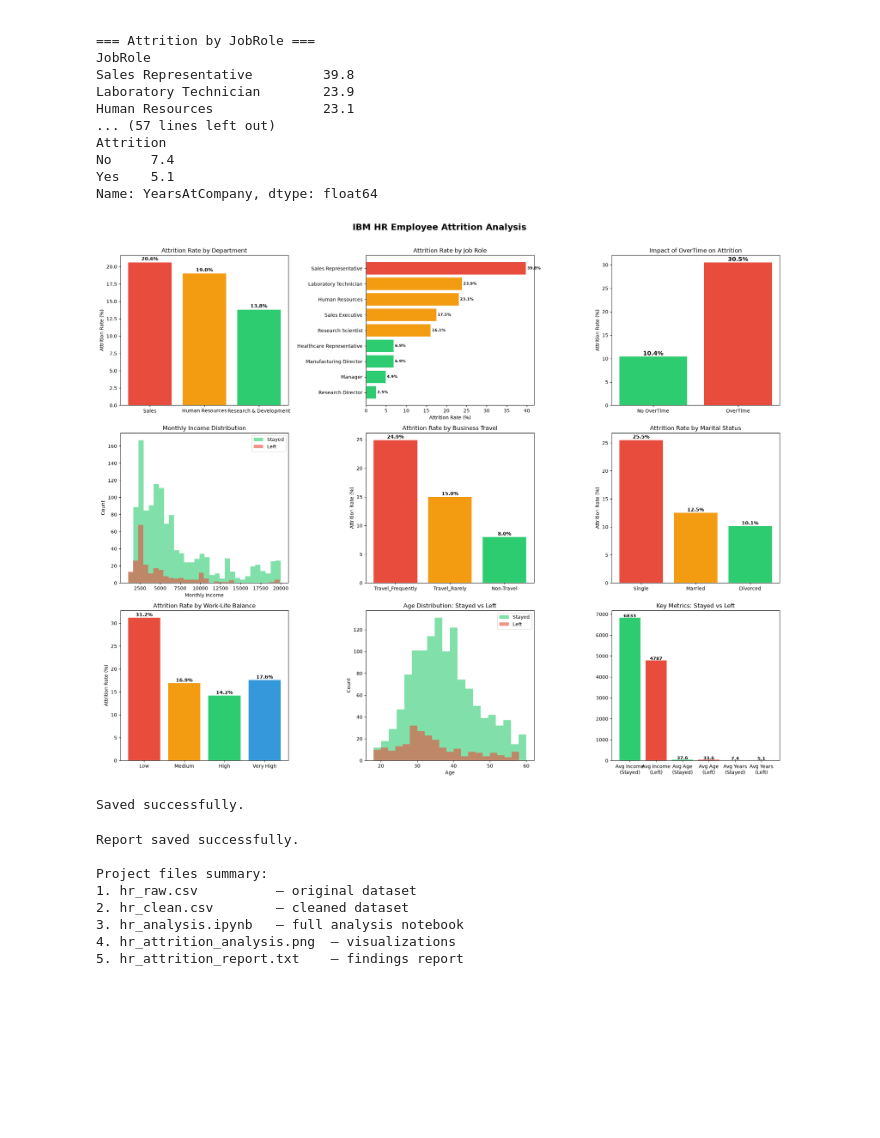
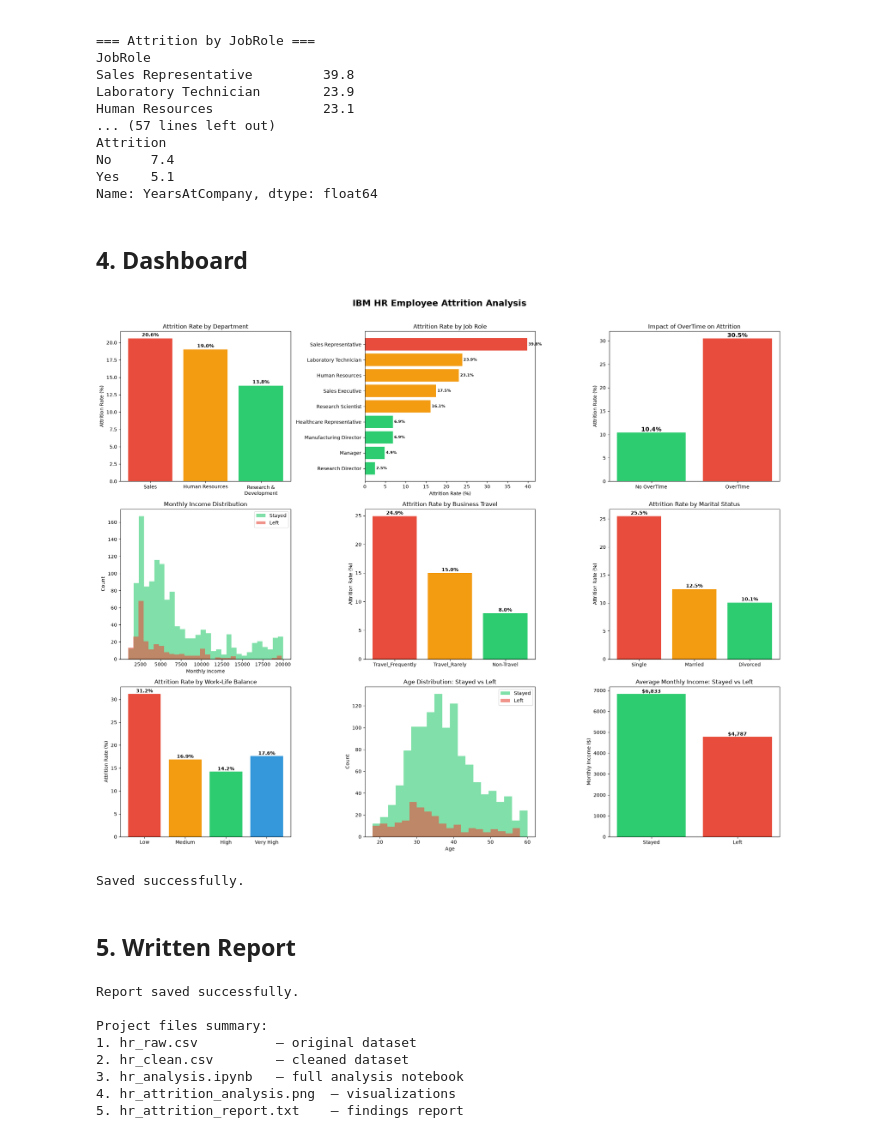
Before and after one commit to iOsamah/hr-attrition-analysis, a Jupyter notebook: hr_analysis.ipynb, the cells around one changed output. Saved outputs shown, nothing was run; the diff lists cells and outputs as text; code cells hidden in the pictures; blank space fills up the shorter version.

```diff
--- a/hr_analysis.ipynb
+++ b/hr_analysis.ipynb
@@ -115,6 +128,8 @@ Attrition
 No     7.4
 Yes    5.1
 Name: YearsAtCompany, dtype: float64
+# %% [markdown]
+## 4. Dashboard
 # %%
 import matplotlib.pyplot as plt
 import matplotlib.patches as mpatches
@@ -126,6 +141,7 @@ dept = (df.groupby('Department')['AttritionFlag'].mean()*100).round(1).sort_valu
 axes[0,0].bar(dept.index, dept.values, color=['#e74c3c','#f39c12','#2ecc71'])
 axes[0,0].set_title('Attrition Rate by Department')
 axes[0,0].set_ylabel('Attrition Rate (%)')
+axes[0,0].set_xticks(range(len(dept)), [d.replace(' & ', ' &\n') for d in dept.index])
 for i, v in enumerate(dept.values):
     axes[0,0].text(i, v+0.3, f'{v}%', ha='center', fontweight='bold')
 
@@ -163,42 +179,43 @@ for i, v in enumerate(travel.values):
 marital = (df.groupby('MaritalStatus')['AttritionFlag'].mean()*100).round(1).sort_values(ascending=False)
 axes[1,2].bar(marital.index, marital.values, color=['#e74c3c','#f39c12','#2ecc71'])
 axes[1,2].set_title('Attrition Rate by Marital Status')
 axes[1,2].set_ylabel('Attrition Rate (%)')
 for i, v in enumerate(marital.values):
     axes[1,2].text(i, v+0.3, f'{v}%', ha='center', fontweight='bold')
 
 wlb_order = ['Low', 'Medium', 'High', 'Very High']
 wlb = (df.groupby('WorkLifeBalanceLabel')['AttritionFlag'].mean()*100).round(1).reindex(wlb_order)
 axes[2,0].bar(wlb.index, wlb.values, color=['#e74c3c','#f39c12','#2ecc71','#3498db'])
 axes[2,0].set_title('Attrition Rate by Work-Life Balance')
 axes[2,0].set_ylabel('Attrition Rate (%)')
 for i, v in enumerate(wlb.values):
     axes[2,0].text(i, v+0.3, f'{v}%', ha='center', fontweight='bold')
 
 age_no = df[df['Attrition']=='No']['Age']
 age_yes = df[df['Attrition']=='Yes']['Age']
 axes[2,1].hist(age_no, bins=20, alpha=0.6, color='#2ecc71', label='Stayed')
 axes[2,1].hist(age_yes, bins=20, alpha=0.6, color='#e74c3c', label='Left')
 axes[2,1].set_title('Age Distribution: Stayed vs Left')
 axes[2,1].set_xlabel('Age')
 axes[2,1].set_ylabel('Count')
 axes[2,1].legend()
 
-metrics = ['Avg Income\n(Stayed)', 'Avg Income\n(Left)', 'Avg Age\n(Stayed)', 'Avg Age\n(Left)', 'Avg Years\n(Stayed)', 'Avg Years\n(Left)']
-values = [6833, 4787, 37.6, 33.6, 7.4, 5.1]
-colors_m = ['#2ecc71','#e74c3c','#2ecc71','#e74c3c','#2ecc71','#e74c3c']
-axes[2,2].bar(metrics, values, color=colors_m)
-axes[2,2].set_title('Key Metrics: Stayed vs Left')
-for i, v in enumerate(values):
-    axes[2,2].text(i, v+20, f'{v}', ha='center', fontweight='bold', fontsize=9)
+income = df.groupby('Attrition')['MonthlyIncome'].mean()
+axes[2,2].bar(['Stayed', 'Left'], [income['No'], income['Yes']], color=['#2ecc71','#e74c3c'])
+axes[2,2].set_title('Average Monthly Income: Stayed vs Left')
+axes[2,2].set_ylabel('Monthly Income ($)')
+for i, v in enumerate([income['No'], income['Yes']]):
+    axes[2,2].text(i, v+50, f'${v:,.0f}', ha='center', fontweight='bold')
 
 plt.tight_layout()
 plt.savefig("hr_attrition_analysis.png", dpi=150, bbox_inches='tight')
 plt.show()
 print("Saved successfully.")
 # %% [output]
-[figure, old version]
+[figure, new version]
 Saved successfully.
+# %% [markdown]
+## 5. Written Report
 # %%
 report = """
 HR EMPLOYEE ATTRITION ANALYSIS REPORT
```
Also changed, not shown: parts of 5 cells of this notebook, 1 other file.
